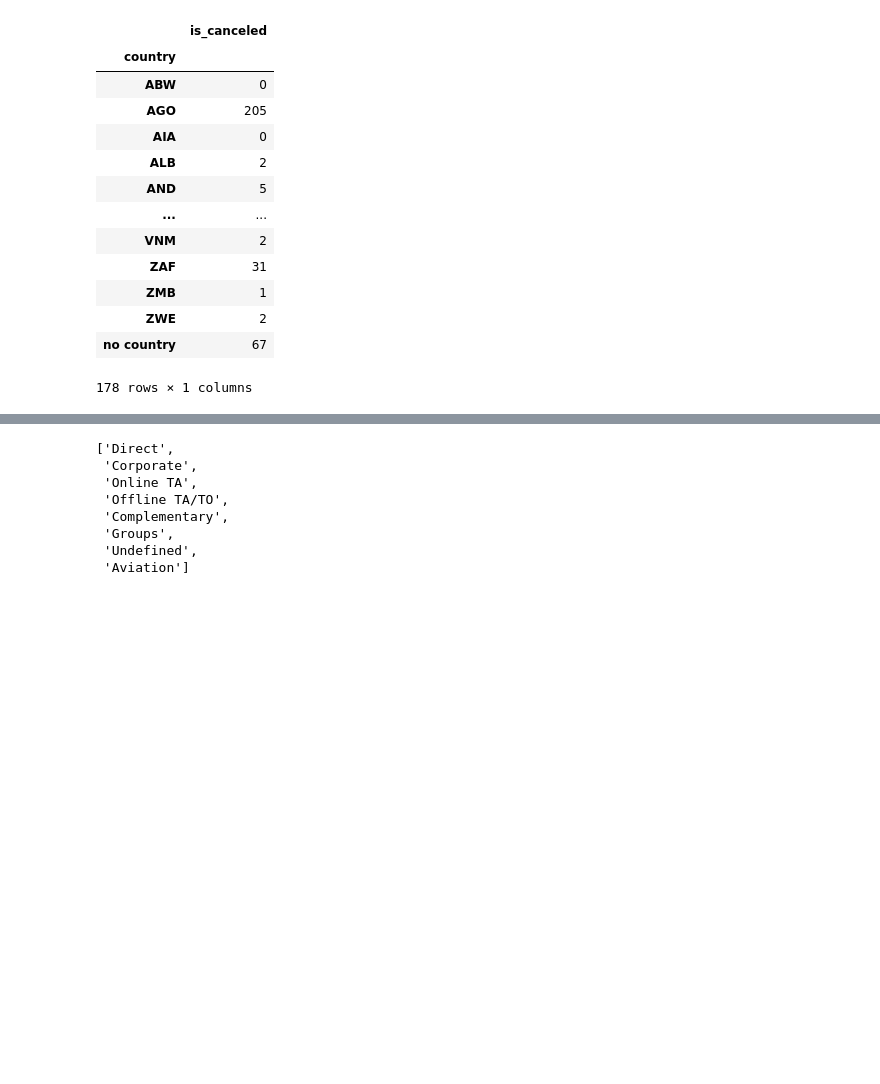
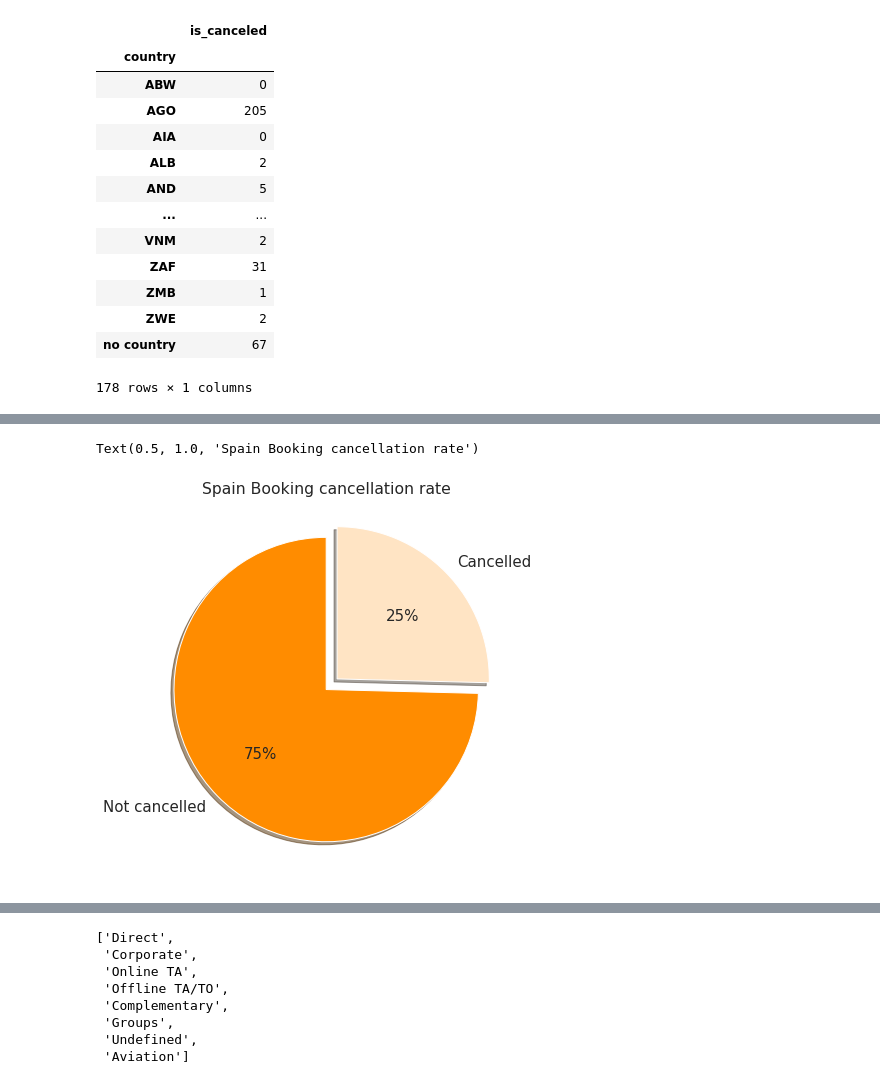
Before and after one commit to SethupathyM/EDA---Capstone-Project, a Jupyter notebook: Hotel_Booking_Capstone_Project.ipynb, the cells around one changed output, grey strips where cells are left out. Cells and saved outputs as stored; diff of their text form; code cells hidden in the pictures; blank space fills up the shorter version.

```diff
--- a/Hotel_Booking_Capstone_Project.ipynb
+++ b/Hotel_Booking_Capstone_Project.ipynb
@@ -689,0 +716,6 @@ for country in country_list:
+# %%
+plt.pie(can_count[3],labels=z ,explode = [0,0.1],colors=['darkorange','bisque'],radius=1,startangle=90,textprops={'fontsize': 15}, autopct='%0.0f%%',shadow = True)
+plt.title('Spain Booking cancellation rate')
+# %% [output]
+Text(0.5, 1.0, 'Spain Booking cancellation rate')
+[figure, added]
```
Also changed, not shown: parts of 18 cells of this notebook.
